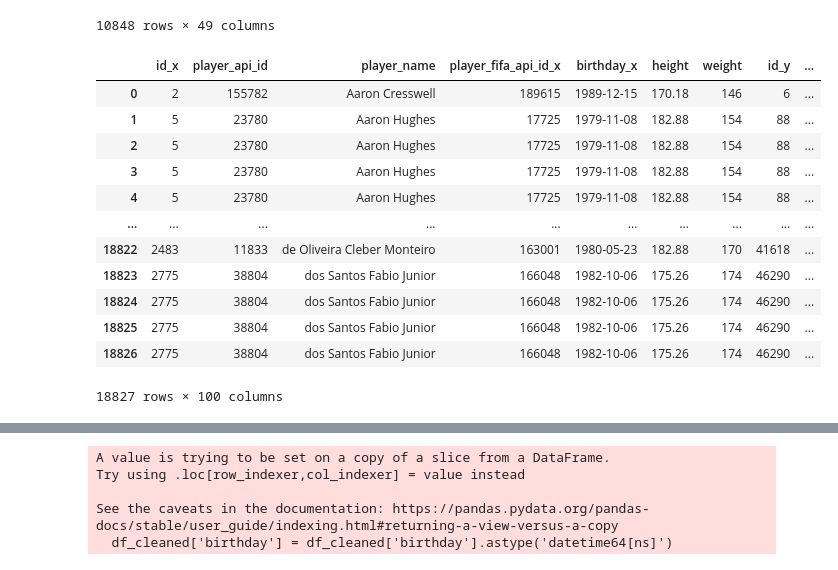
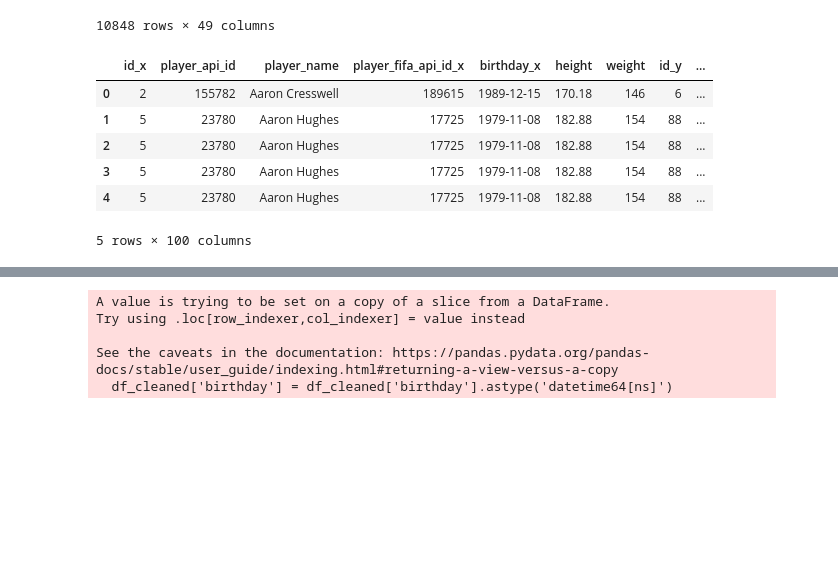
Before and after one commit to rdeshir10/Fifa_Analysis, a Jupyter notebook: football.ipynb, the cells around one changed output, grey strips where cells are left out. Saved outputs shown, nothing was run; the diff lists cells and outputs as text; code cells hidden in the pictures; blank space fills up the shorter version.

```diff
--- a/football.ipynb
+++ b/football.ipynb
@@ -92,21 +96,15 @@ df_fifa_players['last_name'] = df_fifa_players['name'].apply(extract_last_name)
 # %%
 # combining dataframes to cummalate all relevant columns
 df_combined = pd.merge(latest_value, df_fifa_players, how= 'inner', on='last_name')
-df_combined
+df_combined.head()
 # %% [output]
 |  | id_x | player_api_id | player_name | player_fifa_api_id_x | birthday_x | height | weight | id_y | ... |
 | 0 | 2 | 155782 | Aaron Cresswell | 189615 | 1989-12-15 | 170.18 | 146 | 6 | ... |
 | 1 | 5 | 23780 | Aaron Hughes | 17725 | 1979-11-08 | 182.88 | 154 | 88 | ... |
 | 2 | 5 | 23780 | Aaron Hughes | 17725 | 1979-11-08 | 182.88 | 154 | 88 | ... |
 | 3 | 5 | 23780 | Aaron Hughes | 17725 | 1979-11-08 | 182.88 | 154 | 88 | ... |
 | 4 | 5 | 23780 | Aaron Hughes | 17725 | 1979-11-08 | 182.88 | 154 | 88 | ... |
-| ... | ... | ... | ... | ... | ... | ... | ... | ... | ... |
-| 18822 | 2483 | 11833 | de Oliveira Cleber Monteiro | 163001 | 1980-05-23 | 182.88 | 170 | 41618 | ... |
-| 18823 | 2775 | 38804 | dos Santos Fabio Junior | 166048 | 1982-10-06 | 175.26 | 174 | 46290 | ... |
-| 18824 | 2775 | 38804 | dos Santos Fabio Junior | 166048 | 1982-10-06 | 175.26 | 174 | 46290 | ... |
-| 18825 | 2775 | 38804 | dos Santos Fabio Junior | 166048 | 1982-10-06 | 175.26 | 174 | 46290 | ... |
-| 18826 | 2775 | 38804 | dos Santos Fabio Junior | 166048 | 1982-10-06 | 175.26 | 174 | 46290 | ... |
-18827 rows × 100 columns
+5 rows × 100 columns
 # %%
 # Dropped duplicate values from dataframe
 df_combined.drop_duplicates(subset='player_name', inplace=True)
```
Also changed, not shown: parts of 15 cells of this notebook, 1 other file.
